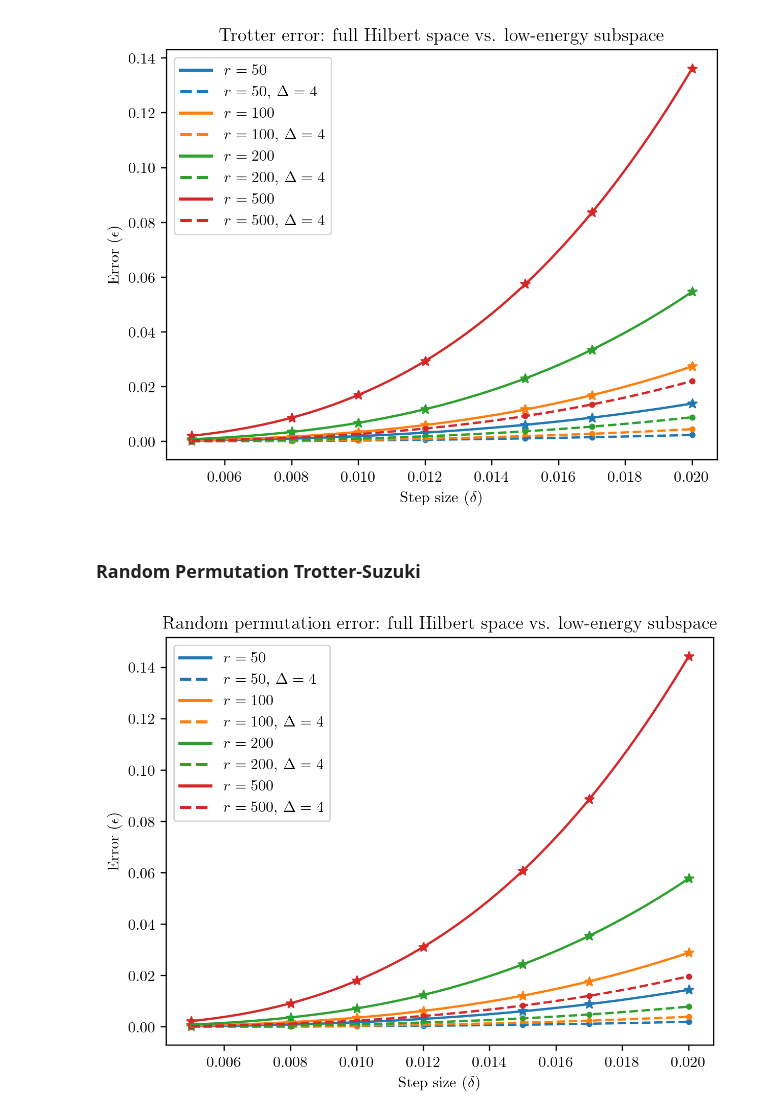
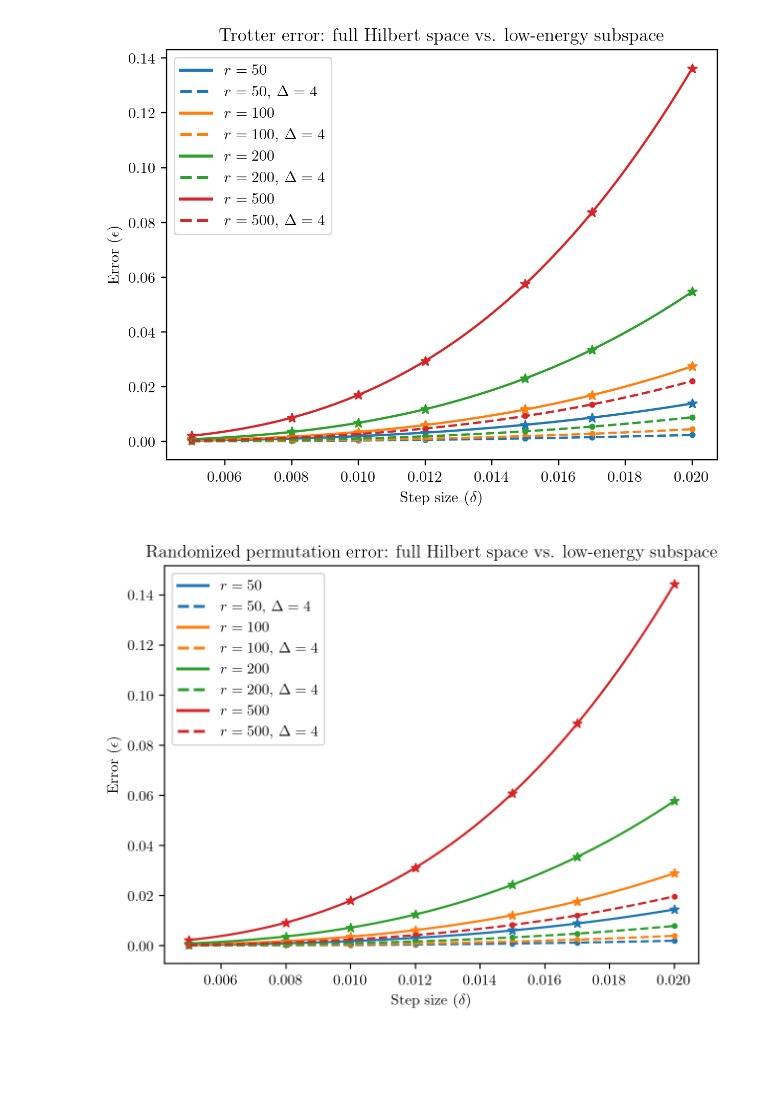
Before and after one commit to Qubit-Fernand/Digital-Quantum-Simulation, a Jupyter notebook: Figure/Plotting.ipynb, the cells around one changed output. Cells and saved outputs as stored; diff of their text form; code cells hidden in the pictures; blank space fills up the shorter version.

Commit message:
Permutation

```diff
--- a/Figure/Plotting.ipynb
+++ b/Figure/Plotting.ipynb
@@ -92,19 +92,17 @@ ax.legend(handler_map={plt.Line2D: ColorLineStyleHandler()})
 fig.savefig('Trotter-2*6.pdf', dpi=600, format='pdf')
 # %% [output]
 [figure]
-# %% [markdown]
-### Random Permutation Trotter-Suzuki
 # %%
 Delta = 4
 
-r_50 = loadmat('../Randomized-Trotter/norm_2*6_4.mat')['r_50'].flatten()
-r_50_Delta = loadmat('../Randomized-Trotter/norm_2*6_4.mat')['r_50_Delta'].flatten()
-r_100 = loadmat('../Randomized-Trotter/norm_2*6_4.mat')['r_100'].flatten()
-r_100_Delta = loadmat('../Randomized-Trotter/norm_2*6_4.mat')['r_100_Delta'].flatten()
-r_200 = loadmat('../Randomized-Trotter/norm_2*6_4.mat')['r_200'].flatten()
-r_200_Delta = loadmat('../Randomized-Trotter/norm_2*6_4.mat')['r_200_Delta'].flatten()
-r_500 = loadmat('../Randomized-Trotter/norm_2*6_4.mat')['r_500'].flatten()
-r_500_Delta = loadmat('../Randomized-Trotter/norm_2*6_4.mat')['r_500_Delta'].flatten()
+r_50 = loadmat('../Permutation/norm_2*6_4.mat')['r_50'].flatten()
+r_50_Delta = loadmat('../Permutation/norm_2*6_4.mat')['r_50_Delta'].flatten()
+r_100 = loadmat('../Permutation/norm_2*6_4.mat')['r_100'].flatten()
+r_100_Delta = loadmat('../Permutation/norm_2*6_4.mat')['r_100_Delta'].flatten()
+r_200 = loadmat('../Permutation/norm_2*6_4.mat')['r_200'].flatten()
+r_200_Delta = loadmat('../Permutation/norm_2*6_4.mat')['r_200_Delta'].flatten()
+r_500 = loadmat('../Permutation/norm_2*6_4.mat')['r_500'].flatten()
+r_500_Delta = loadmat('../Permutation/norm_2*6_4.mat')['r_500_Delta'].flatten()
 
 dt = np.array([0.005, 0.008, 0.010, 0.012, 0.015, 0.017, 0.020])
 dt_new = np.linspace(min(dt), max(dt), 100)
@@ -131,35 +129,35 @@ coefficients_r_500_Delta = np.polyfit(dt, r_500_Delta, 3)
 poly_r_500_Delta = np.poly1d(coefficients_r_500_Delta)
 
 fig, ax = plt.subplots(dpi=217)
-ax.set_title('Random permutation error: full Hilbert space vs. low-energy subspace')
+ax.set_title('Randomized permutation error: full Hilbert space vs. low-energy subspace')
 ax.set_xlabel('Step size ($\delta$)')
 ax.set_ylabel('Error ($\epsilon$)')
 
 ax.scatter(dt, r_50, marker = '*', color = '#1f77b4')
 ax.plot(dt_new, poly_r_50(dt_new), color = '#1f77b4', linestyle = '-', label='$r=50$')
 
 ax.scatter(dt, r_50_Delta, marker ='.', color = '#1f77b4')
 ax.plot(dt_new, poly_r_50_Delta_5(dt_new), color = '#1f77b4', linestyle = '--', label='$r=50$, $\Delta = {Delta}$'.format(Delta = Delta))
 
 ax.scatter(dt, r_100, marker = '*', color = '#ff7f0e')
 ax.plot(dt_new, poly_r_100(dt_new), color = '#ff7f0e', linestyle = '-', label='$r=100$')
 
 ax.scatter(dt, r_100_Delta, marker ='.', color = '#ff7f0e')
 ax.plot(dt_new, poly_r_100_Delta(dt_new), color = '#ff7f0e', linestyle = '--', label='$r=100$, $\Delta = {Delta}$'.format(Delta = Delta))
 
 ax.scatter(dt, r_200, marker = '*', color = '#2ca02c')
 ax.plot(dt_new, poly_r_200(dt_new), color = '#2ca02c', linestyle = '-', label='$r=200$')
 
 ax.scatter(dt, r_200_Delta, marker ='.', color = '#2ca02c')
 ax.plot(dt_new, poly_r_200_Delta(dt_new), color = '#2ca02c', linestyle = '--', label='$r=200$, $\Delta = {Delta}$'.format(Delta = Delta))
 
 ax.scatter(dt, r_500, marker = '*', color = '#d62728')
 ax.plot(dt_new, poly_r_500(dt_new), color = '#d62728', linestyle = '-', label='$r=500$')
 
 ax.scatter(dt, r_500_Delta, marker ='.', color = '#d62728')
 ax.plot(dt_new, poly_r_500_Delta(dt_new), color = '#d62728', linestyle = '--', label='$r=500$, $\Delta = {Delta}$'.format(Delta = Delta))
 ax.legend(handler_map={plt.Line2D: ColorLineStyleHandler()})
 
-fig.savefig('Permutation-2*6.pdf', dpi=600, format='pdf')
+fig.savefig('Permutation-2x6.pdf', dpi=600, format='pdf')
 # %% [output]
-[figure, old version]
+[figure, new version]
```
Also changed, not shown: parts of 9 cells of this notebook, 23 other files.
